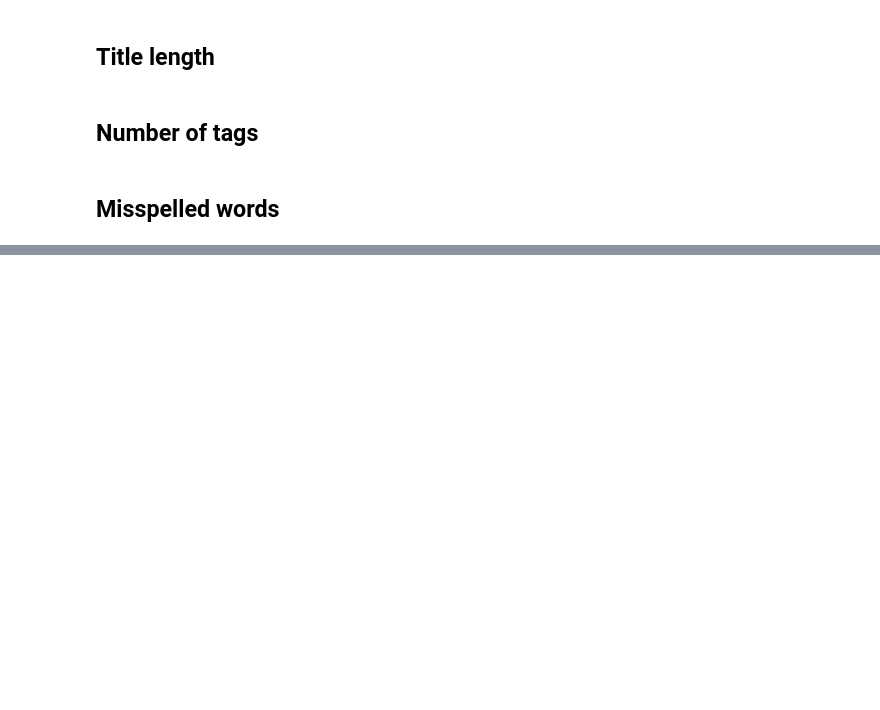
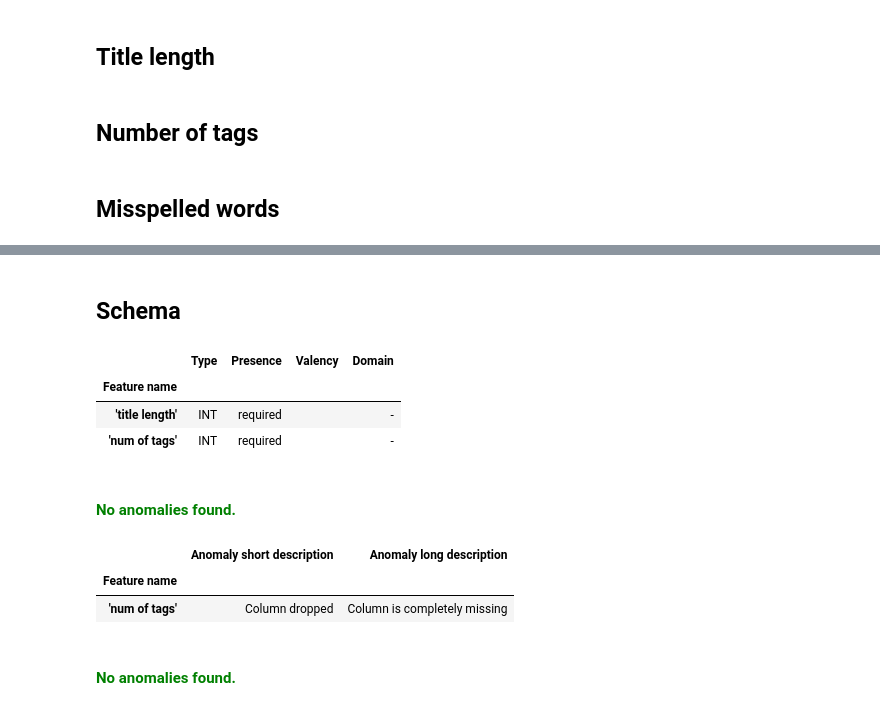
Before and after one commit to luiscruz/remla-baseline-project, a Jupyter notebook: data-validation.ipynb, the cells around one changed output, grey strips where cells are left out. Drawn from its saved outputs; the diff is of its cells as text; code cells hidden in the pictures; blank space fills up the shorter version.

Commit message:
add schema for extension

```diff
--- a/data-validation.ipynb
+++ b/data-validation.ipynb
@@ -193,9 +187,16 @@ def misspelled(word_list):
 #     print(count)
     return count
 # %%
-misspelled = [misspelled(x.split()) for x in df_train['title'].tolist()]
-# print(misspelled)
-df_train_extension['misspelled titles'] = misspelled
+# misspelled = [misspelled(x.split()) for x in df_train['title'].tolist()]
+# df_train_extension['misspelled titles'] = misspelled
+
+# did not add. Takes very long to compute
+
+misspell = []
+for title in df_train['title'].tolist():
+    words = title.split()
+    misspell.append(misspelled(words))
+
 
 # misspelled = [misspelled(x.split()) for x in df_val['title'].tolist()]
 # # print(misspelled)
@@ -258,0 +212,3 @@ Since                  1
+# %%
+train_stats_extension = tfdv.generate_statistics_from_dataframe(df_train_extension)
+tfdv.visualize_statistics(train_stats_extension)
@@ -258,0 +227,22 @@ Since                  1
+# %% [markdown]
+## Schema
+# %%
+schema_extension = tfdv.infer_schema(train_stats_extension)
+tfdv.display_schema(schema_extension)
+# %% [output]
+|  | Type | Presence | Valency | Domain |
+| Feature name |  |  |  |  |
+| 'title length' | INT | required |  | - |
+| 'num of tags' | INT | required |  | - |
+# %%
+anomalies = tfdv.validate_statistics(val_stats_extension, schema=schema_extension)
+tfdv.display_anomalies(anomalies)
+# %% [output]
+No anomalies found.
+# %%
+anomalies = tfdv.validate_statistics(test_stats_extension, schema=schema_extension)
+tfdv.display_anomalies(anomalies)
+# %% [output]
+|  | Anomaly short description | Anomaly long description |
+| Feature name |  |  |
+| 'num of tags' | Column dropped | Column is completely missing |
@@ -258,0 +255,6 @@ Since                  1
+# %%
+serving_anomalies_with_env = tfdv.validate_statistics(
+        test_stats_extension, schema_extension, environment='TESTING')
+tfdv.display_anomalies(serving_anomalies_with_env)
+# %% [output]
+No anomalies found.
```
Also changed, not shown: parts of 14 cells of this notebook.
